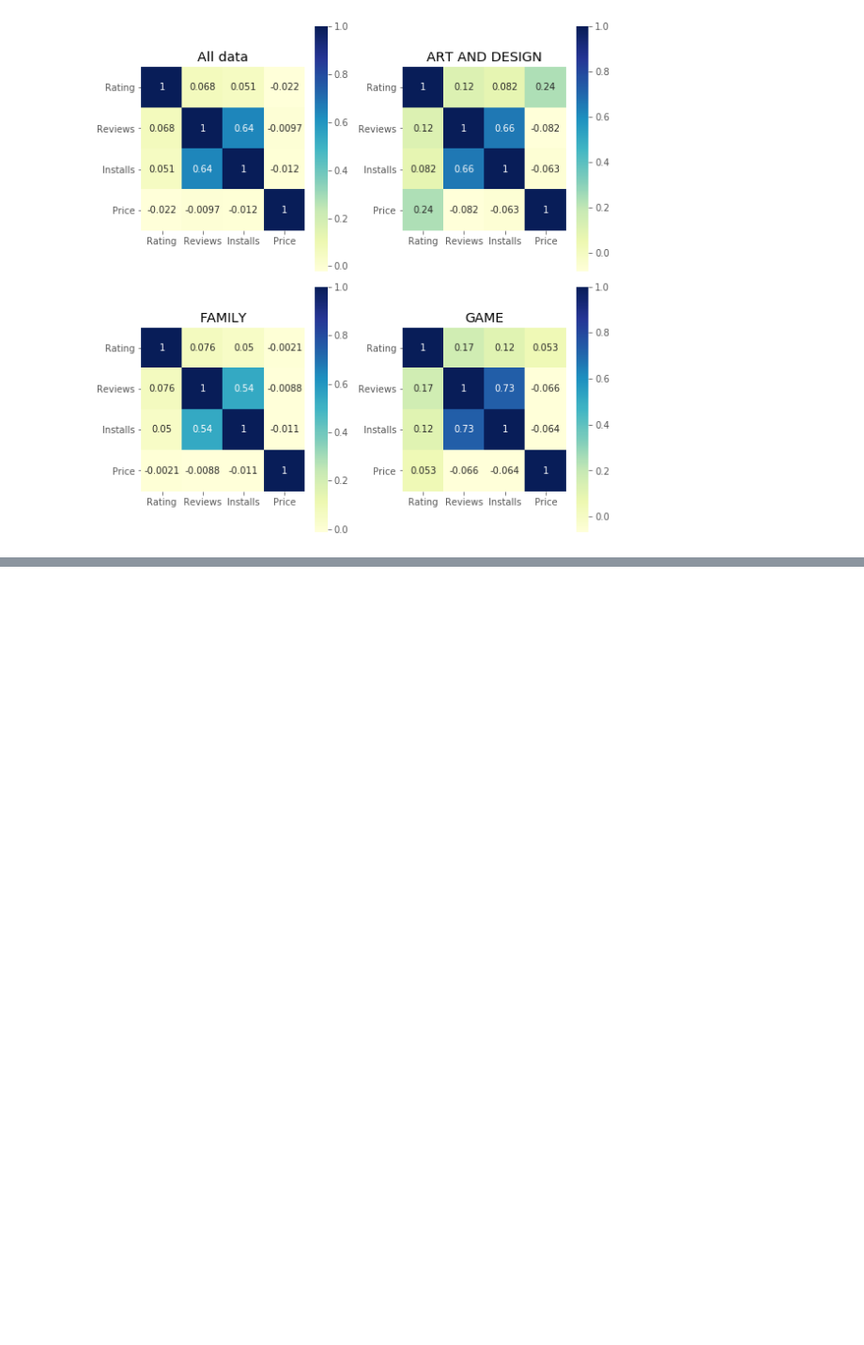
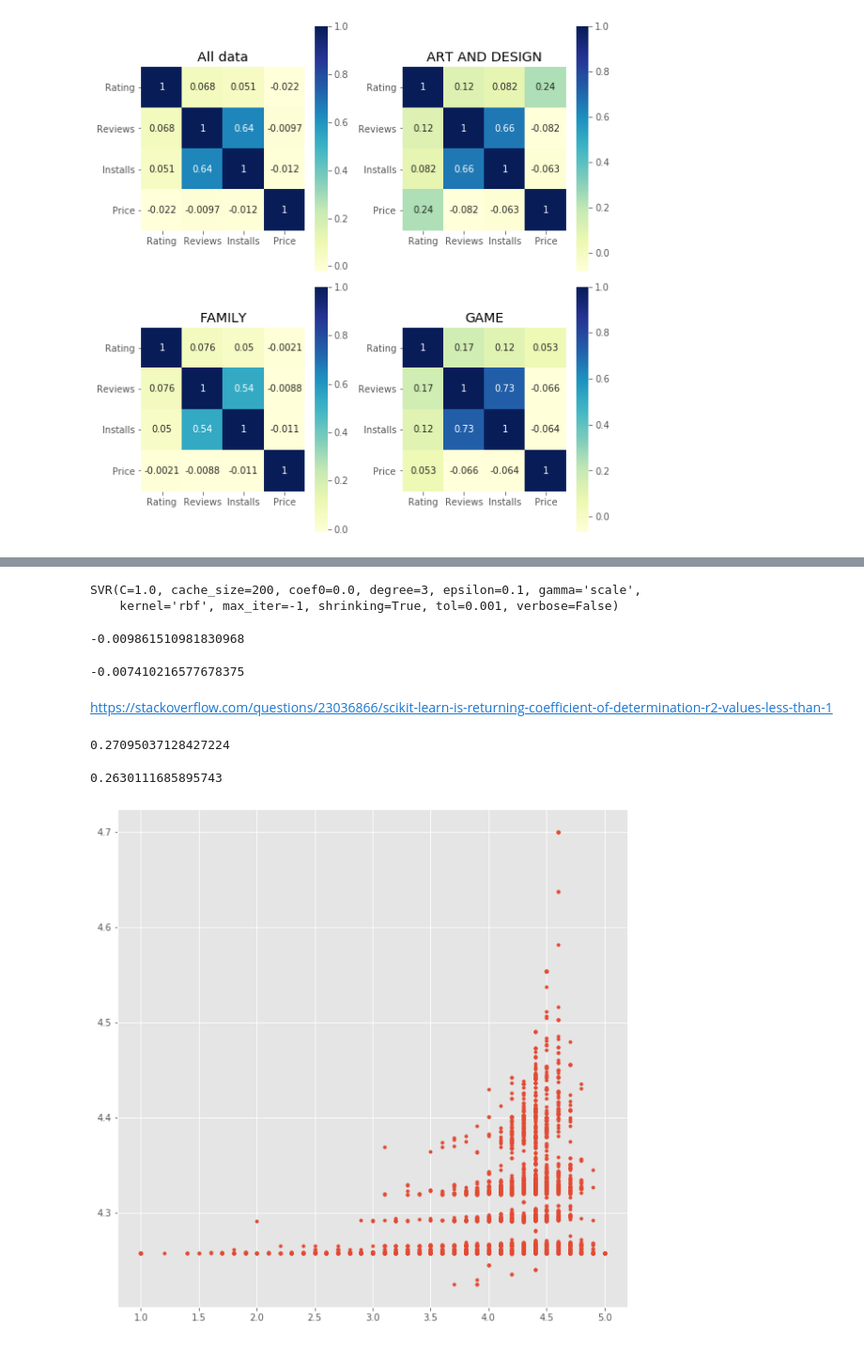
Before and after one commit to Data-Intelligence-Bootcamp/hyunilyoo_app-analysis, a Jupyter notebook: app-analysis.ipynb, the cells around one changed output, grey strips where cells are left out. Shown at 94% size. Cells and saved outputs as stored; diff of their text form; code cells hidden in the pictures; blank space fills up the shorter version.

```diff
--- a/app-analysis.ipynb
+++ b/app-analysis.ipynb
@@ -316,0 +336,42 @@ plt.show()
+# %%
+# Data preparation for baseline
+baseline_dataset = table.drop(['App', 'Last Updated', 'Android Ver'], axis=1)
+baseline_dataset = baseline_dataset.dropna()
+baseline_dataset = baseline_dataset.reset_index(drop=True)
+# One hot encoding
+baseline_dataset = pd.get_dummies(baseline_dataset)
+
+X = baseline_dataset.drop('Rating', axis=1)
+y = baseline_dataset.Rating
+
+X_train, X_test, y_train, y_test = train_test_split(X, y, test_size=0.4)
+# %%
+reg = SVR(gamma='scale')
+reg.fit(X_train, y_train)
+# %% [output]
+SVR(C=1.0, cache_size=200, coef0=0.0, degree=3, epsilon=0.1, gamma='scale',
+    kernel='rbf', max_iter=-1, shrinking=True, tol=0.001, verbose=False)
+# %%
+r2_score(y_train, reg.predict(X_train))
+# %% [output]
+-0.009861510981830968
+# %%
+r2_score(y_test, reg.predict(X_test))
+# %% [output]
+-0.007410216577678375
+# %% [markdown]
+https://stackoverflow.com/questions/23036866/scikit-learn-is-returning-coefficient-of-determination-r2-values-less-than-1
+# %%
+mean_squared_error(y_train, reg.predict(X_train))
+# %% [output]
+0.27095037128427224
+# %%
+mean_squared_error(y_test, reg.predict(X_test))
+# %% [output]
+0.2630111685895743
+# %%
+plt.figure(figsize=(10,10))
+plt.plot(y_train, reg.predict(X_train), lw=2, marker='.', linestyle='none')
+plt.show()
+# %% [output]
+[figure, added]
```
Also changed, not shown: parts of 21 cells of this notebook.
